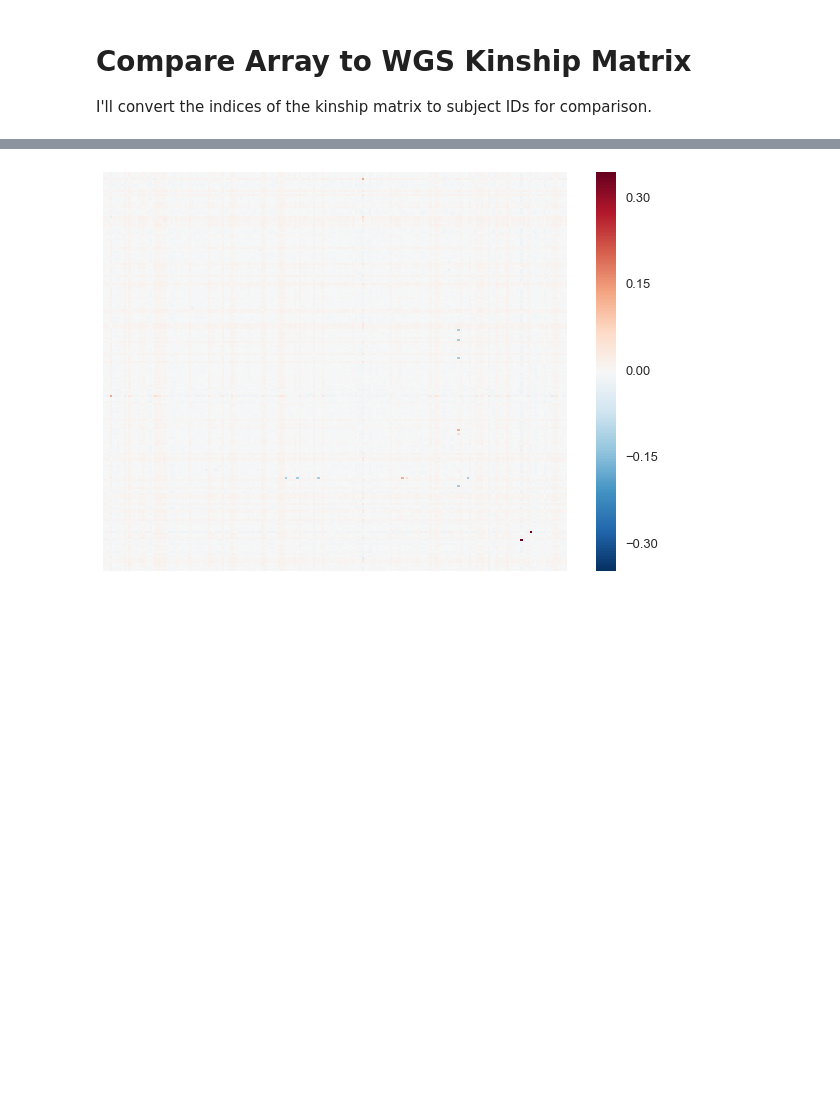
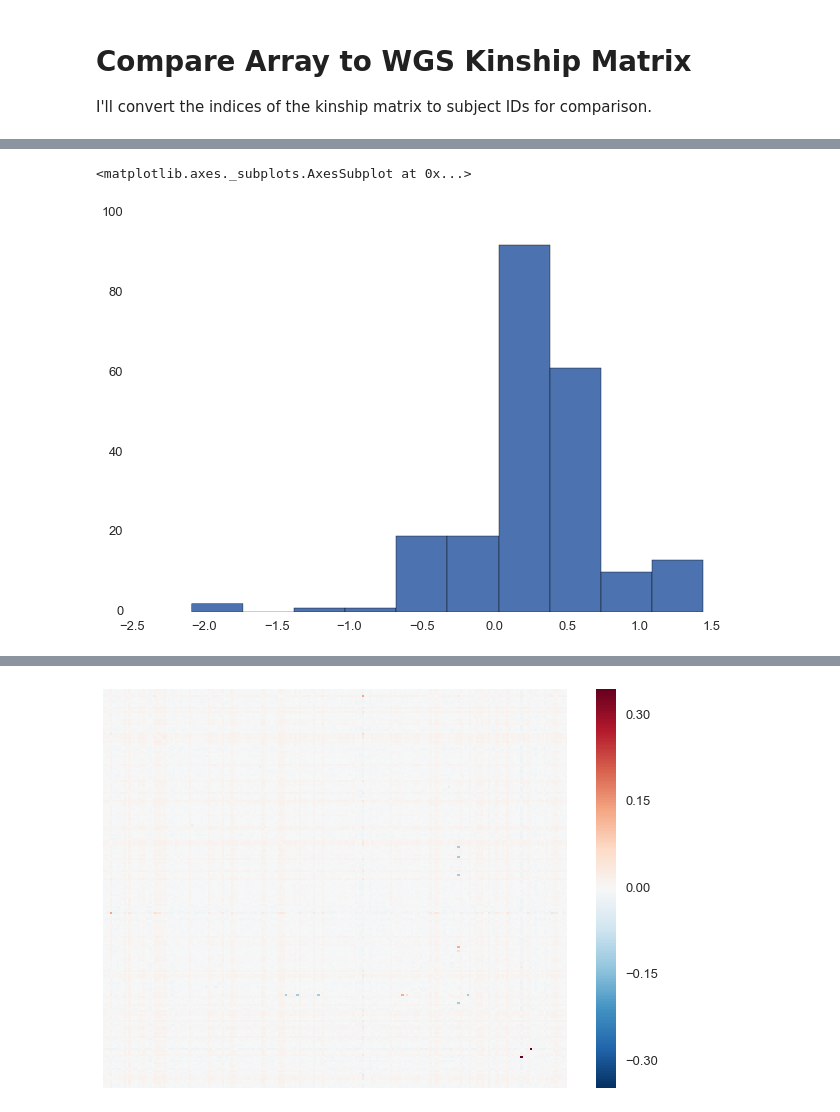
Before and after one commit to frazer-lab/cardips-ipsc-eqtl, a Jupyter notebook: notebooks/Kinship Matrix.ipynb, the cells around one changed output, grey strips where cells are left out. Drawn from its saved outputs; the diff is of its cells as text; code cells hidden in the pictures; blank space fills up the shorter version.

```diff
--- a/notebooks/Kinship Matrix.ipynb
+++ b/notebooks/Kinship Matrix.ipynb
@@ -28,5 +28,5 @@ ppy.makedir(private_outdir)
 # %%
-array_meta = pd.read_csv(os.path.join(cpy.root, 'data', 'array_metadata.csv'),
-                         index_col=-1)
-wgs_meta = pd.read_table(os.path.join(cpy.root, 'data', 'wgs_metadata.tsv'),
+array_meta = pd.read_table(os.path.join(ciepy.root, 'data', 'array_metadata.tsv'),
+                           index_col=0)
+wgs_meta = pd.read_table(os.path.join(ciepy.root, 'data', 'wgs_metadata.tsv'),
                          index_col=0)
@@ -120,2 +125,7 @@ sns.clustermap(akmatrix, xticklabels=False, yticklabels=False, linewidths=0);
+# %%
+wgskmatrix.sum().hist()
+# %% [output]
+<matplotlib.axes._subplots.AxesSubplot at 0x...>
+[figure, added]
 # %%
 sns.clustermap(wgskmatrix, xticklabels=False, yticklabels=False, linewidths=0);
```
Also changed, not shown: parts of 21 cells of this notebook, 4 other files.
